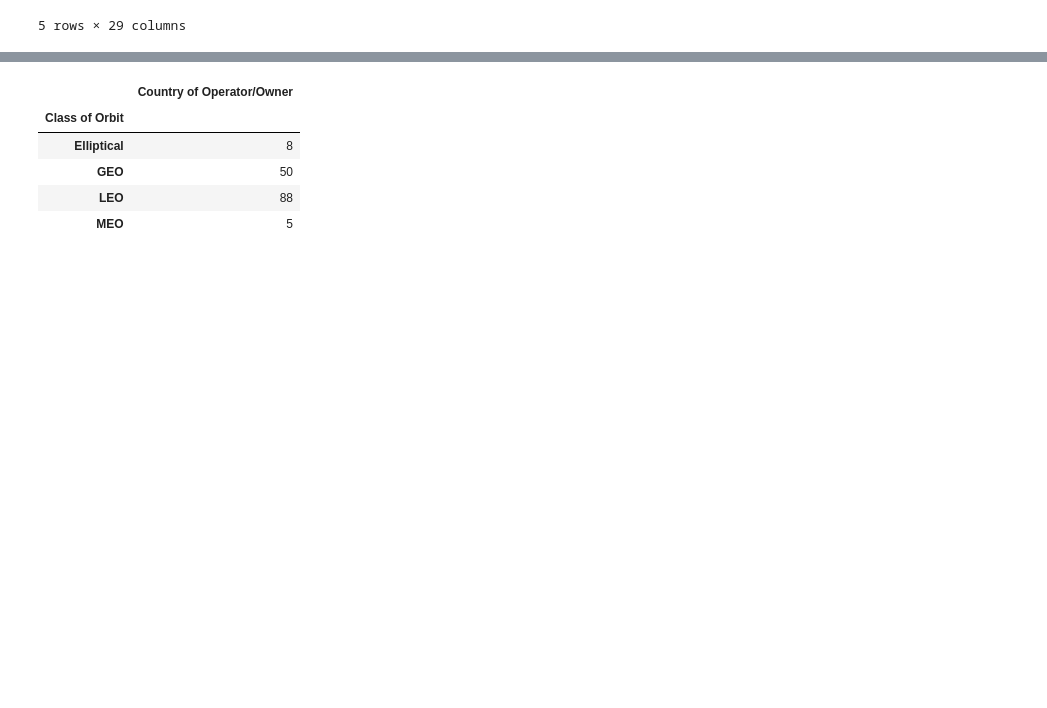
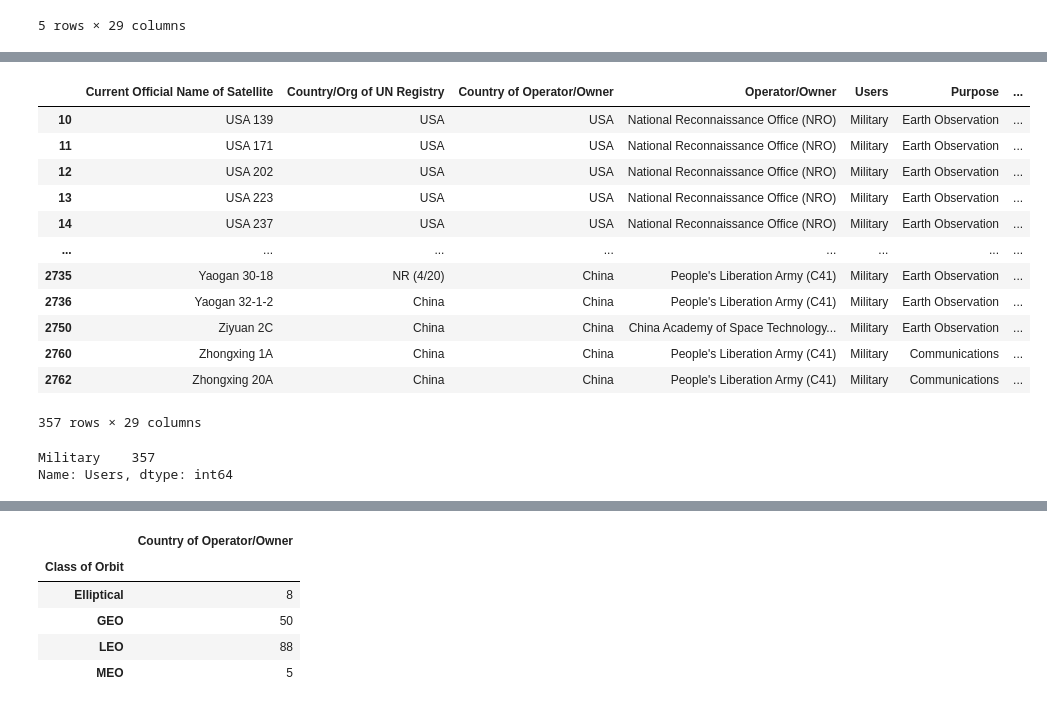
Before and after one commit to jdmerryman88/Worldwide_Satellite_Analysis, a Jupyter notebook: final.ipynb, the cells around one changed output, grey strips where cells are left out. Saved outputs shown, nothing was run; the diff lists cells and outputs as text; code cells hidden in the pictures; blank space fills up the shorter version.

```diff
--- a/final.ipynb
+++ b/final.ipynb
@@ -128,0 +201,25 @@ cleaned_satellite_df.head()
+# %%
+#extracted satellites used solely for military
+military_use_defined = cleaned_satellite_df[(cleaned_satellite_df['Users'] == 'Military')]
+military_use_defined
+# %% [output]
+|  | Current Official Name of Satellite | Country/Org of UN Registry | Country of Operator/Owner | Operator/Owner | Users | Purpose | ... |
+| 10 | USA 139 | USA | USA | National Reconnaissance Office (NRO) | Military | Earth Observation | ... |
+| 11 | USA 171 | USA | USA | National Reconnaissance Office (NRO) | Military | Earth Observation | ... |
+| 12 | USA 202 | USA | USA | National Reconnaissance Office (NRO) | Military | Earth Observation | ... |
+| 13 | USA 223 | USA | USA | National Reconnaissance Office (NRO) | Military | Earth Observation | ... |
+| 14 | USA 237 | USA | USA | National Reconnaissance Office (NRO) | Military | Earth Observation | ... |
+| ... | ... | ... | ... | ... | ... | ... | ... |
+| 2735 | Yaogan 30-18 | NR (4/20) | China | People's Liberation Army (C41) | Military | Earth Observation | ... |
+| 2736 | Yaogan 32-1-2 | China | China | People's Liberation Army (C41) | Military | Earth Observation | ... |
+| 2750 | Ziyuan 2C | China | China | China Academy of Space Technology... | Military | Earth Observation | ... |
+| 2760 | Zhongxing 1A | China | China | People's Liberation Army (C41) | Military | Communications | ... |
+| 2762 | Zhongxing 20A | China | China | People's Liberation Army (C41) | Military | Communications | ... |
+357 rows × 29 columns
+# %%
+#count how many satellites are used  for military
+military_use = military_use_defined['Users'].value_counts()
+military_use
+# %% [output]
+Military    357
+Name: Users, dtype: int64
```
Also changed, not shown: parts of 12 cells of this notebook, 9 other files.
